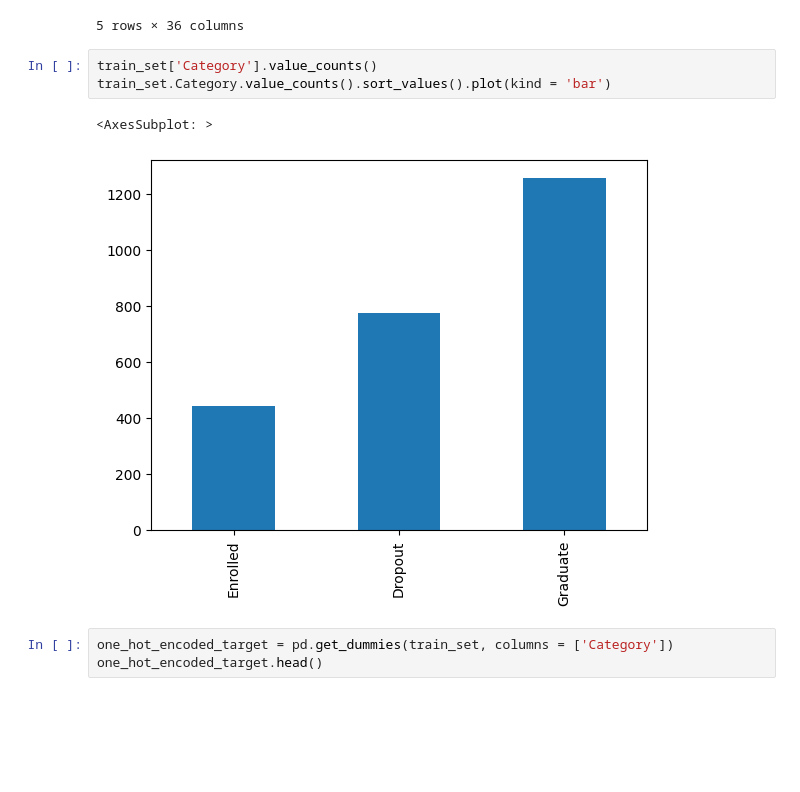
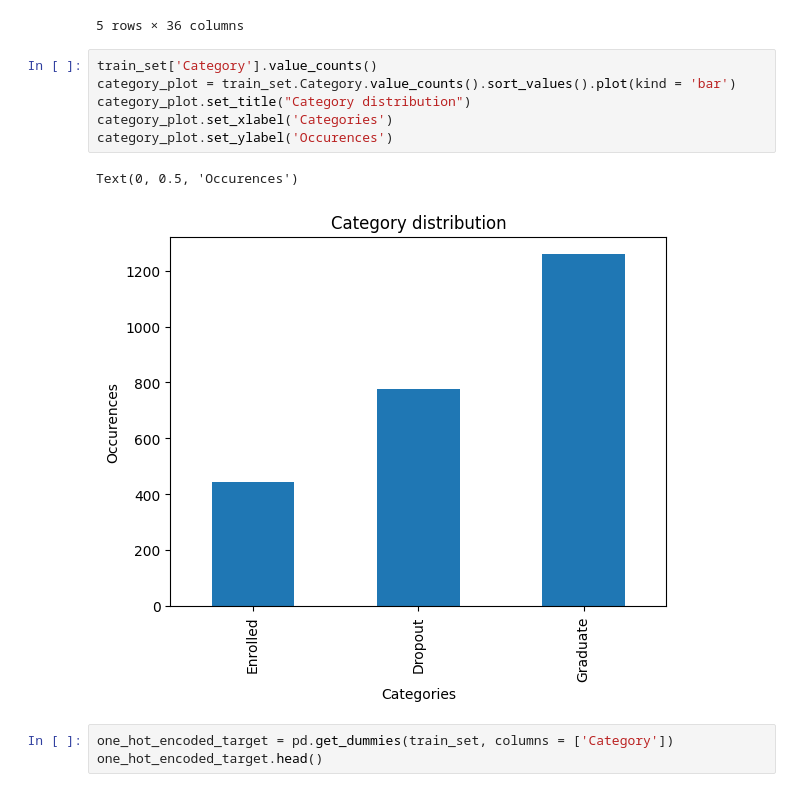
Before and after one commit to tanialemos/student-dropout-challenge, a Jupyter notebook: nb.ipynb, the cells around one changed output. Cells and saved outputs as stored; diff of their text form; blank space fills up the shorter version.

```diff
--- a/nb.ipynb
+++ b/nb.ipynb
@@ -62,10 +66,13 @@ train_set.head()
 5 rows × 36 columns
 # %%
 train_set['Category'].value_counts()
-train_set.Category.value_counts().sort_values().plot(kind = 'bar')
+category_plot = train_set.Category.value_counts().sort_values().plot(kind = 'bar')
+category_plot.set_title("Category distribution")
+category_plot.set_xlabel('Categories')
+category_plot.set_ylabel('Occurences')
 # %% [output]
-<AxesSubplot: >
+Text(0, 0.5, 'Occurences')
-[figure, old version]
+[figure, new version]
 # %%
 one_hot_encoded_target = pd.get_dummies(train_set, columns = ['Category'])
 one_hot_encoded_target.head()
```
Also changed, not shown: parts of 24 cells of this notebook, 1 other file.
